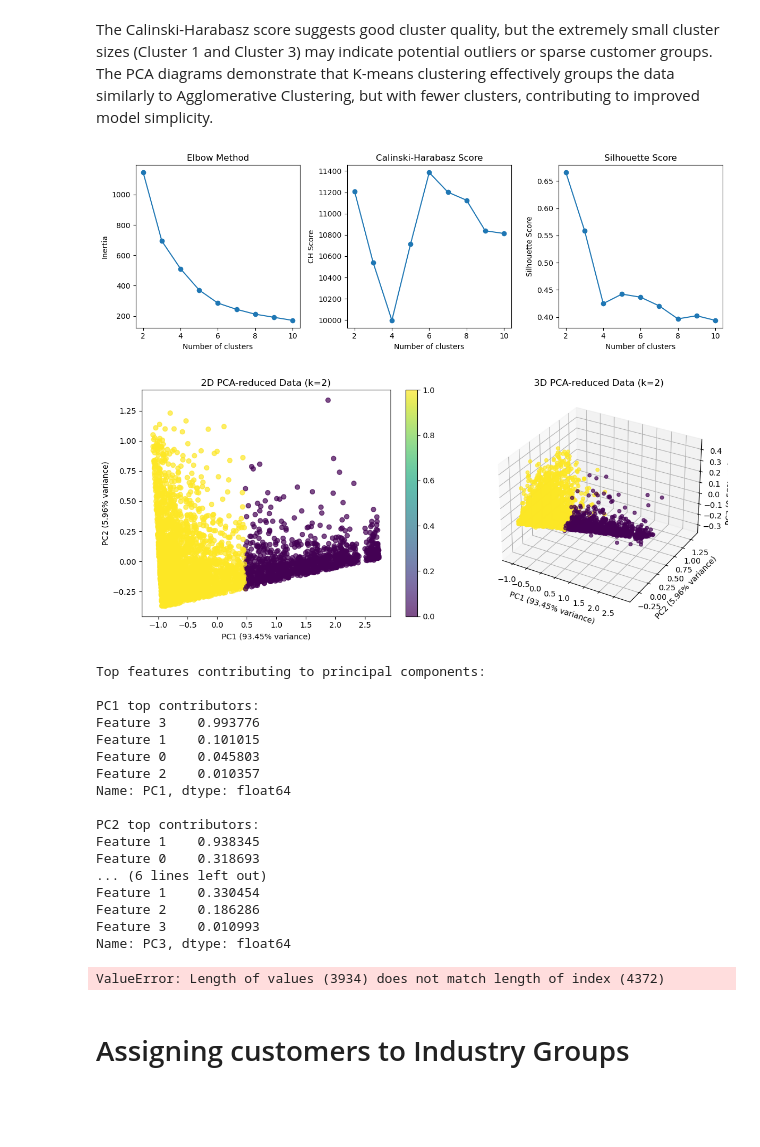
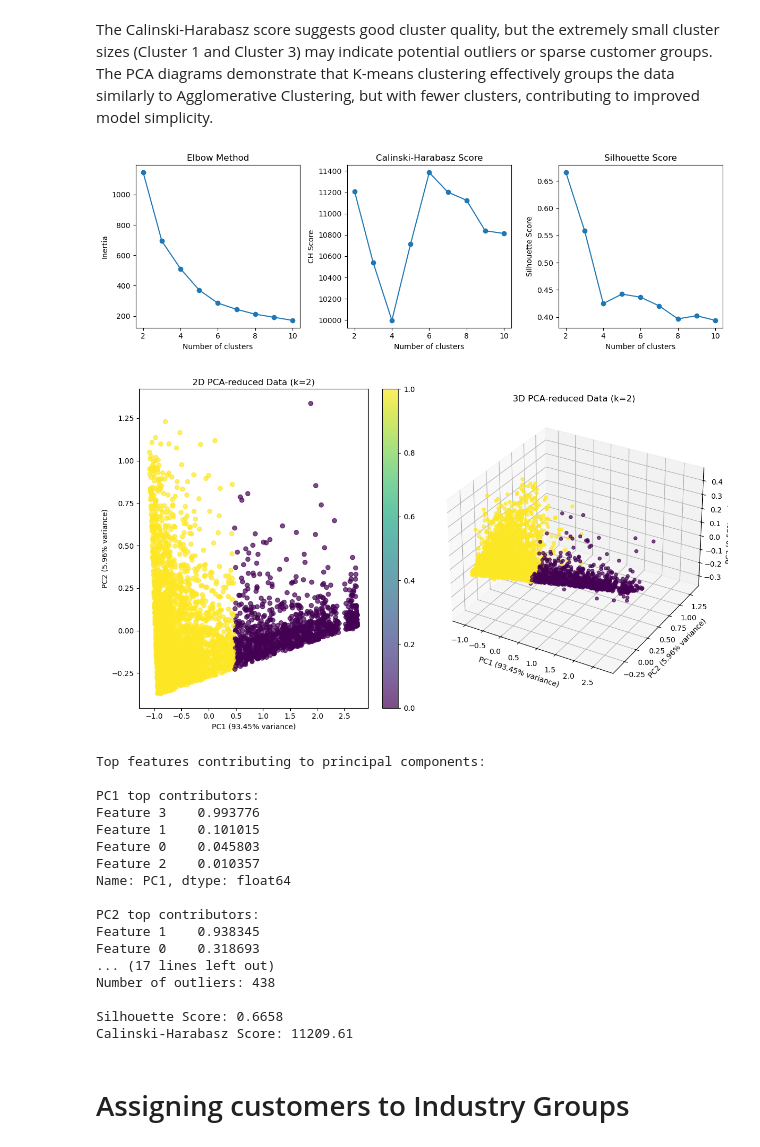
Before and after one commit to EOsamau/DS-Projects, a Jupyter notebook: Customer Segmentation/customer_segmentation.ipynb, the cells around one changed output. Cells and saved outputs as stored; diff of their text form; code cells hidden in the pictures; blank space fills up the shorter version.

```diff
--- a/Customer Segmentation/customer_segmentation.ipynb
+++ b/Customer Segmentation/customer_segmentation.ipynb
@@ -536,7 +536,8 @@ def improved_pca_kmeans_analysis(scaled_data, max_clusters=10, n_components=3, r
     # Outlier detection
     outlier_detector = EllipticEnvelope(contamination=outlier_fraction, random_state=random_state)
     outlier_labels = outlier_detector.fit_predict(scaled_data)
-    inlier_data = scaled_data[outlier_labels == 1]
+    inlier_mask = outlier_labels == 1
+    inlier_data = scaled_data[inlier_mask]
 
     # Perform PCA
     pca = PCA(n_components=n_components)
@@ -585,7 +586,7 @@ def improved_pca_kmeans_analysis(scaled_data, max_clusters=10, n_components=3, r
     cluster_labels = kmeans.fit_predict(pca_data)
 
     # Visualize results
-    fig = plt.figure(figsize=(12, 5))
+    fig = plt.figure(figsize=(12, 7))
 
     # 2D plot
     ax1 = fig.add_subplot(121)
@@ -601,38 +602,43 @@ def improved_pca_kmeans_analysis(scaled_data, max_clusters=10, n_components=3, r
     ax2.set_title(f'3D PCA-reduced Data (k={optimal_clusters})')
     ax2.set_xlabel(f'PC1 ({pca.explained_variance_ratio_[0]:.2%} variance)')
     ax2.set_ylabel(f'PC2 ({pca.explained_variance_ratio_[1]:.2%} variance)')
     ax2.set_zlabel(f'PC3 ({pca.explained_variance_ratio_[2]:.2%} variance)')
 
     plt.tight_layout()
     plt.show()
 
     # Feature importance analysis
     feature_importance = pd.DataFrame(
         pca.components_.T,
         columns=[f'PC{i+1}' for i in range(n_components)],
         index=scaled_data.columns if hasattr(scaled_data, 'columns') else [f'Feature {i}' for i in range(scaled_data.shape[1])]
     ).abs()
 
     print("\nTop features contributing to principal components:")
     for i in range(n_components):
         print(f"\nPC{i+1} top contributors:")
         print(feature_importance[f'PC{i+1}'].nlargest(5))
 
-    return pca, kmeans, cluster_labels, feature_importance
+    # Create full_cluster_labels with the same length as the original data
+    full_cluster_labels = np.full(len(scaled_data), -1)  # -1 for outliers
+    full_cluster_labels[inlier_mask] = cluster_labels
+
+    return pca, kmeans, full_cluster_labels, feature_importance, inlier_mask
 
 # Usage
 n_components = 3
-pca, kmeans, cluster_labels, feature_importance = improved_pca_kmeans_analysis(scaled_data, n_components=n_components)
+pca, kmeans, cluster_labels, feature_importance, inlier_mask = improved_pca_kmeans_analysis(scaled_data, n_components=n_components)
 
 # Add cluster labels to original data
 customer_data['Cluster'] = cluster_labels
 
 print(f"\nNumber of samples in each cluster:\n{pd.Series(cluster_labels).value_counts().sort_index()}")
-print(f"\nSilhouette Score: {silhouette_score(pca.transform(scaled_data), cluster_labels):.4f}")
-print(f"Calinski-Harabasz Score: {calinski_harabasz_score(pca.transform(scaled_data), cluster_labels):.2f}")
+print(f"\nNumber of outliers: {sum(cluster_labels == -1)}")
+print(f"\nSilhouette Score: {silhouette_score(pca.transform(scaled_data[inlier_mask]), cluster_labels[inlier_mask]):.4f}")
+print(f"Calinski-Harabasz Score: {calinski_harabasz_score(pca.transform(scaled_data[inlier_mask]), cluster_labels[inlier_mask]):.2f}")
 # %% [output]
 [figure]
-[figure, old version]
+[figure, new version]
 Top features contributing to principal components:
 
 PC1 top contributors:
@@ -645,12 +651,11 @@ Name: PC1, dtype: float64
 PC2 top contributors:
 Feature 1    0.938345
 Feature 0    0.318693
-... (6 lines left out)
-Feature 1    0.330454
-Feature 2    0.186286
-Feature 3    0.010993
-Name: PC3, dtype: float64
+... (17 lines left out)
+Number of outliers: 438
+
+Silhouette Score: 0.6658
+Calinski-Harabasz Score: 11209.61
-ValueError: Length of values (3934) does not match length of index (4372)
 # %% [markdown]
 # Assigning customers to Industry Groups
 # %%
```
